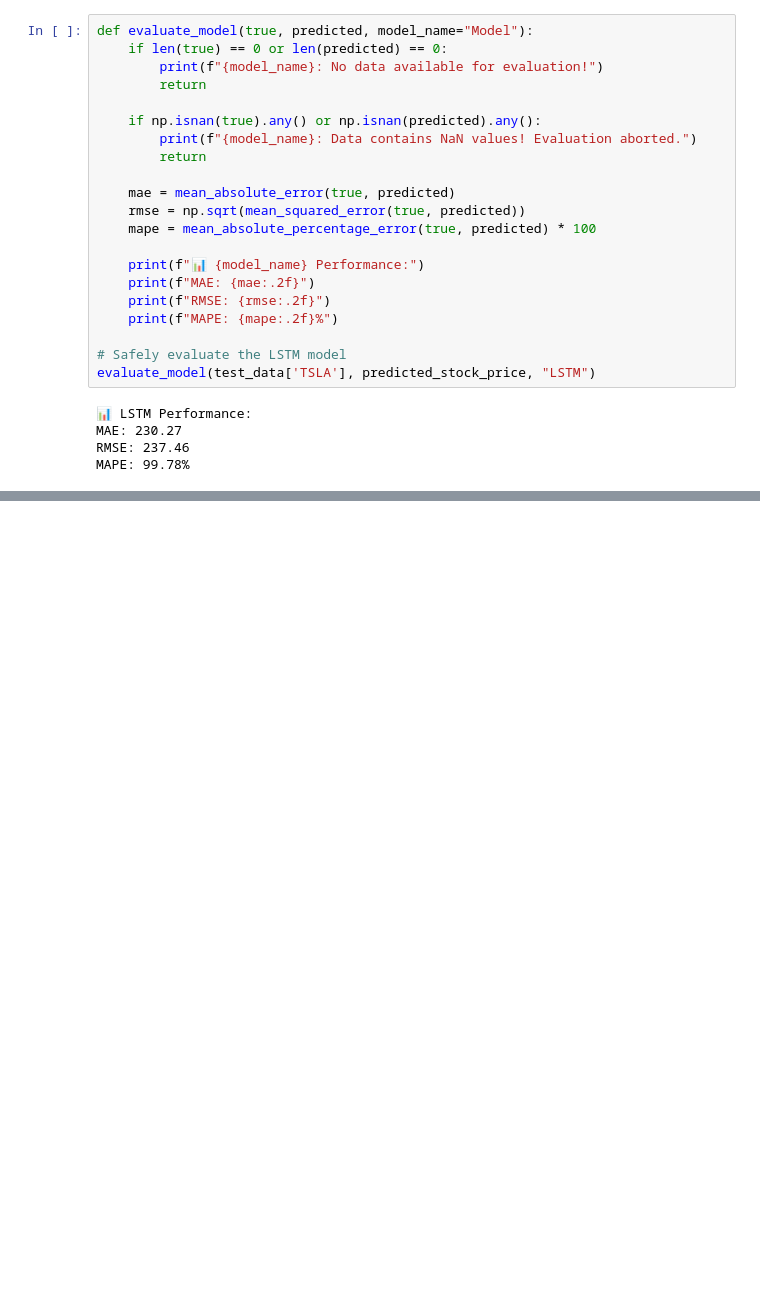
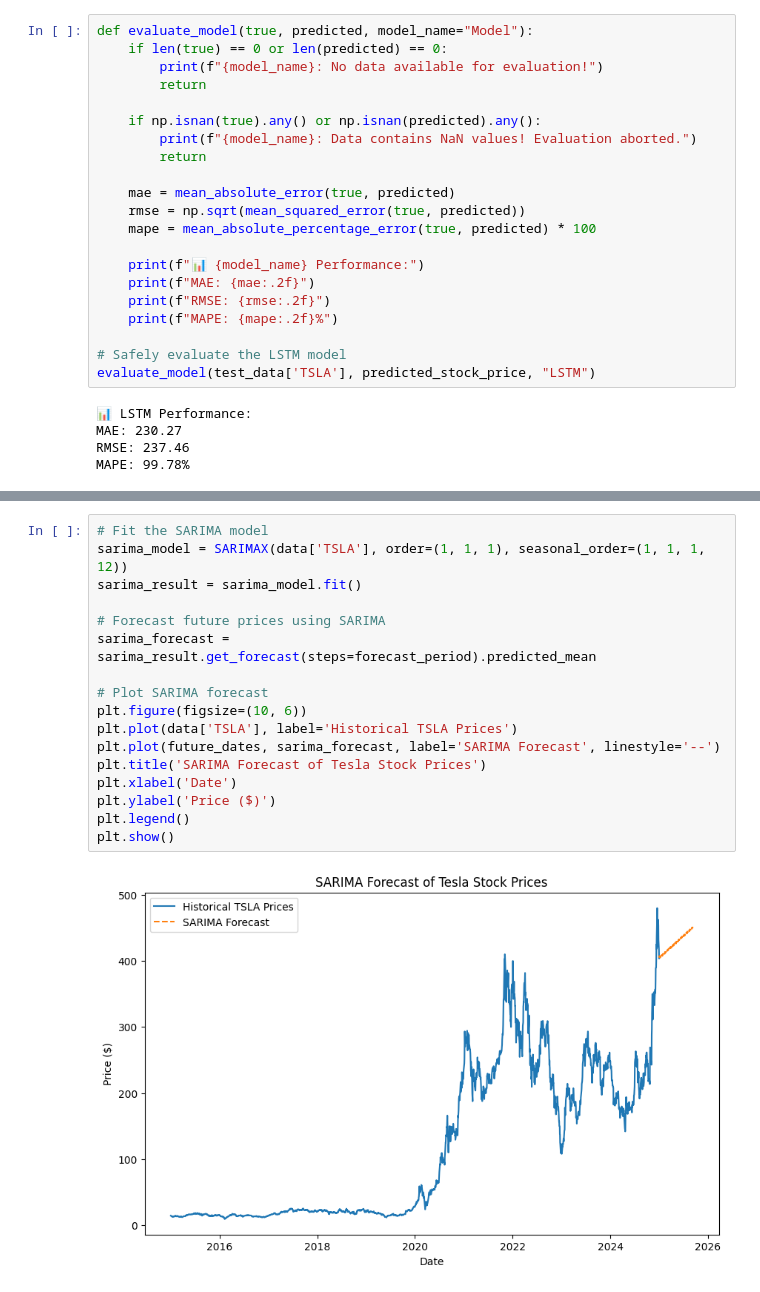
Before and after one commit to hasankere/Week11_project, a Jupyter notebook: notebooks/GMF.ipynb, the cells around one changed output, grey strips where cells are left out. Cells and saved outputs as stored; diff of their text form; blank space fills up the shorter version.

```diff
--- a/notebooks/GMF.ipynb
+++ b/notebooks/GMF.ipynb
@@ -661,0 +696,19 @@ MAPE: 99.78%
+# %%
+# Fit the SARIMA model
+sarima_model = SARIMAX(data['TSLA'], order=(1, 1, 1), seasonal_order=(1, 1, 1, 12))
+sarima_result = sarima_model.fit()
+
+# Forecast future prices using SARIMA
+sarima_forecast = sarima_result.get_forecast(steps=forecast_period).predicted_mean
+
+# Plot SARIMA forecast
+plt.figure(figsize=(10, 6))
+plt.plot(data['TSLA'], label='Historical TSLA Prices')
+plt.plot(future_dates, sarima_forecast, label='SARIMA Forecast', linestyle='--')
+plt.title('SARIMA Forecast of Tesla Stock Prices')
+plt.xlabel('Date')
+plt.ylabel('Price ($)')
+plt.legend()
+plt.show()
+# %% [output]
+[figure, added]
```
Also changed, not shown: parts of 6 cells of this notebook.
